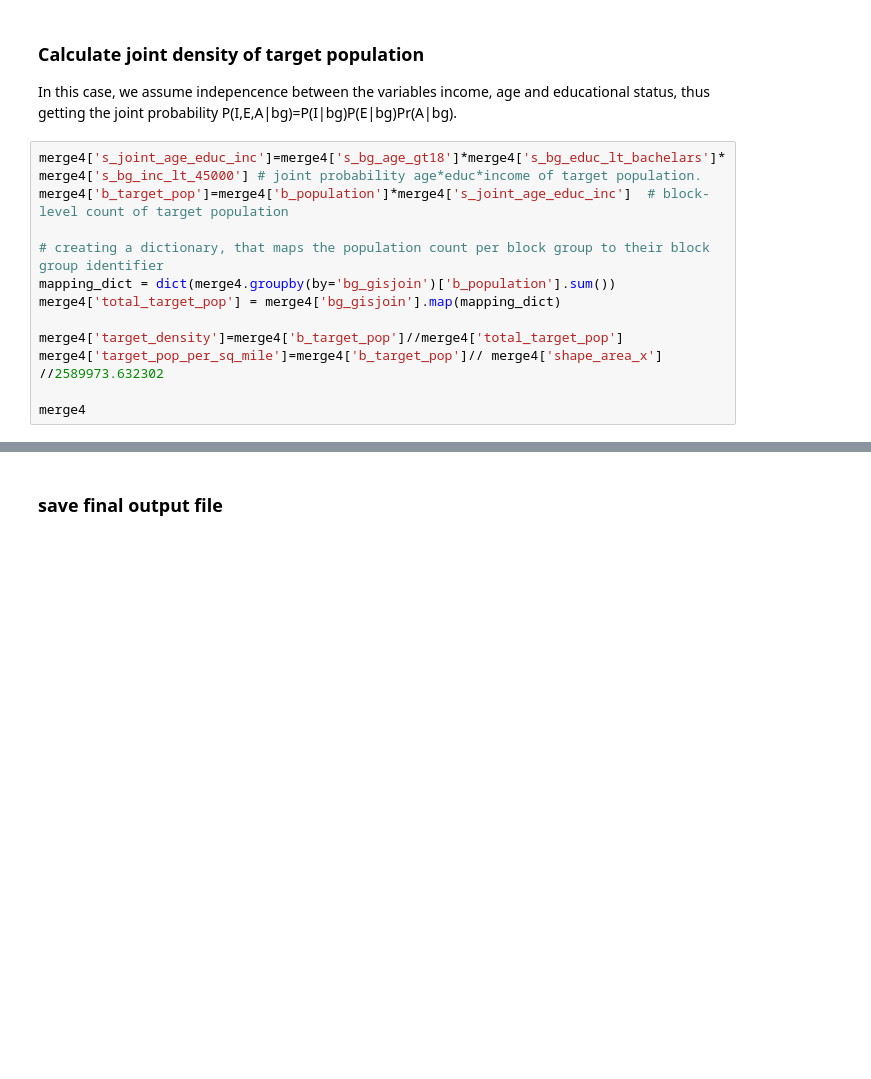
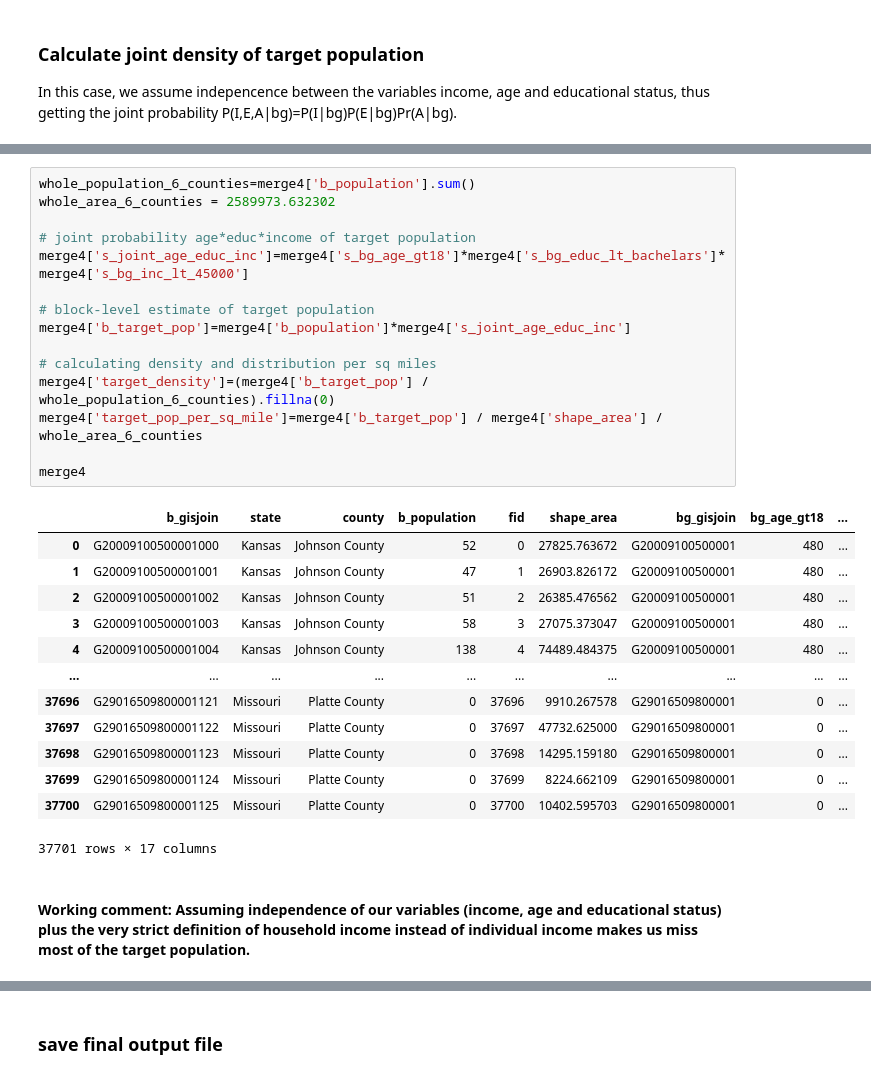
Before and after one commit to leex5089/SWB211project, a Jupyter notebook: 1_density_calculation.ipynb, the cells around one changed output, grey strips where cells are left out. Saved outputs shown, nothing was run; the diff lists cells and outputs as text; blank space fills up the shorter version.

Commit message:
corrected myself for density calculation, easier code

```diff
--- a/1_density_calculation.ipynb
+++ b/1_density_calculation.ipynb
@@ -172,15 +174,3 @@ merge4
 # %% [markdown]
 ### Calculate joint density of target population
 In this case, we assume indepencence between the variables income, age and educational status, thus getting the joint probability P(I,E,A|bg)=P(I|bg)P(E|bg)Pr(A|bg).
-# %%
-merge4['s_joint_age_educ_inc']=merge4['s_bg_age_gt18']*merge4['s_bg_educ_lt_bachelars']*merge4['s_bg_inc_lt_45000'] # joint probability age*educ*income of target population.
-merge4['b_target_pop']=merge4['b_population']*merge4['s_joint_age_educ_inc']  # block-level count of target population
-
-# creating a dictionary, that maps the population count per block group to their block group identifier
-mapping_dict = dict(merge4.groupby(by='bg_gisjoin')['b_population'].sum())
-merge4['total_target_pop'] = merge4['bg_gisjoin'].map(mapping_dict)
-
-merge4['target_density']=merge4['b_target_pop']//merge4['total_target_pop']
-merge4['target_pop_per_sq_mile']=merge4['b_target_pop']// merge4['shape_area_x'] //2589973.632302
-
-merge4
@@ -201,3 +177,34 @@ merge4
+# %%
+whole_population_6_counties=merge4['b_population'].sum()
+whole_area_6_counties = 2589973.632302
+
+# joint probability age*educ*income of target population
+merge4['s_joint_age_educ_inc']=merge4['s_bg_age_gt18']*merge4['s_bg_educ_lt_bachelars']*merge4['s_bg_inc_lt_45000']
+
+# block-level estimate of target population
+merge4['b_target_pop']=merge4['b_population']*merge4['s_joint_age_educ_inc']
+
+# calculating density and distribution per sq miles
+merge4['target_density']=(merge4['b_target_pop'] / whole_population_6_counties).fillna(0)
+merge4['target_pop_per_sq_mile']=merge4['b_target_pop'] / merge4['shape_area'] / whole_area_6_counties
+
+merge4
+# %% [output]
+|  | b_gisjoin | state | county | b_population | fid | shape_area | bg_gisjoin | bg_age_gt18 | ... |
+| 0 | G20009100500001000 | Kansas | Johnson County | 52 | 0 | 27825.763672 | G20009100500001 | 480 | ... |
+| 1 | G20009100500001001 | Kansas | Johnson County | 47 | 1 | 26903.826172 | G20009100500001 | 480 | ... |
+| 2 | G20009100500001002 | Kansas | Johnson County | 51 | 2 | 26385.476562 | G20009100500001 | 480 | ... |
+| 3 | G20009100500001003 | Kansas | Johnson County | 58 | 3 | 27075.373047 | G20009100500001 | 480 | ... |
+| 4 | G20009100500001004 | Kansas | Johnson County | 138 | 4 | 74489.484375 | G20009100500001 | 480 | ... |
+| ... | ... | ... | ... | ... | ... | ... | ... | ... | ... |
+| 37696 | G29016509800001121 | Missouri | Platte County | 0 | 37696 | 9910.267578 | G29016509800001 | 0 | ... |
+| 37697 | G29016509800001122 | Missouri | Platte County | 0 | 37697 | 47732.625000 | G29016509800001 | 0 | ... |
+| 37698 | G29016509800001123 | Missouri | Platte County | 0 | 37698 | 14295.159180 | G29016509800001 | 0 | ... |
+| 37699 | G29016509800001124 | Missouri | Platte County | 0 | 37699 | 8224.662109 | G29016509800001 | 0 | ... |
+| 37700 | G29016509800001125 | Missouri | Platte County | 0 | 37700 | 10402.595703 | G29016509800001 | 0 | ... |
+37701 rows × 17 columns
+# %% [markdown]
+#### Working comment: Assuming independence of our variables (income, age and educational status) plus the very strict definition of household income instead of individual income makes us miss most of the target population.
 # %%
 merge4.info()
 # %% [output]
```
Also changed, not shown: parts of 8 cells of this notebook, 1 other file.
